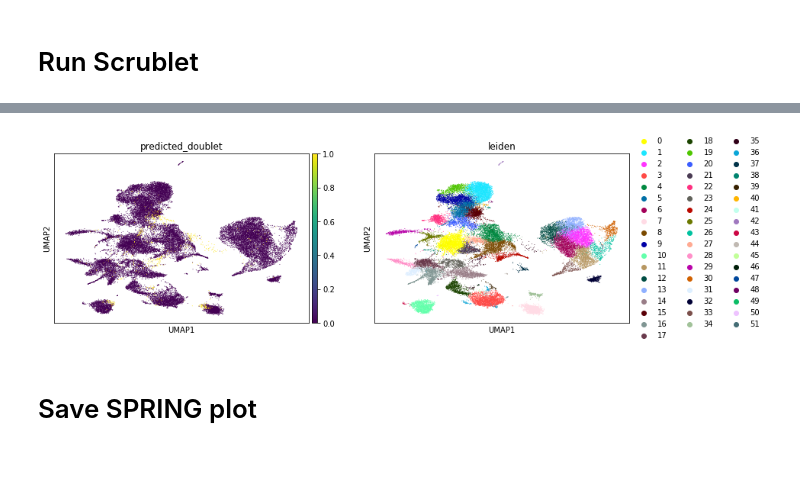
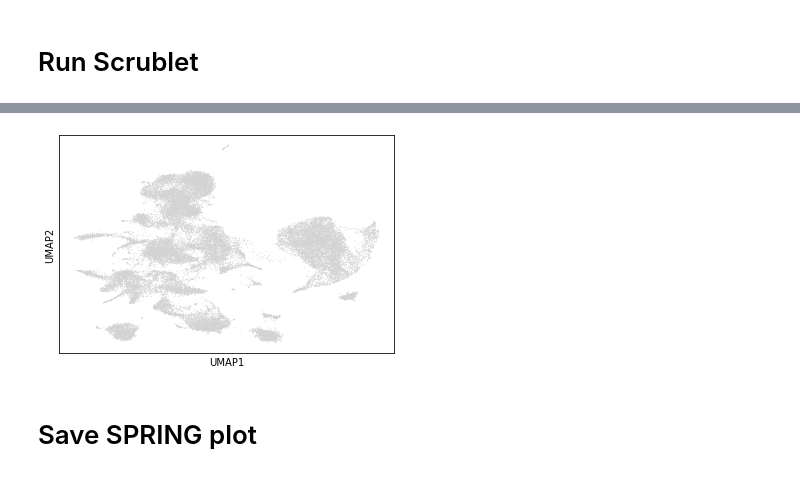
Before and after one commit to Ngort/tox, a Jupyter notebook: part2_hivar_pca_umap_leiden.ipynb, the cells around one changed output, grey strips where cells are left out. Saved outputs shown, nothing was run; the diff lists cells and outputs as text; code cells hidden in the pictures.

```diff
--- a/part2_hivar_pca_umap_leiden.ipynb
+++ b/part2_hivar_pca_umap_leiden.ipynb
@@ -399,7 +404,7 @@ Elapsed time: 176.3 seconds
 # %%
-sc.pl.umap(cdata, color=['predicted_doublet','leiden'])
+sc.pl.umap(cdata)#, color=['predicted_doublet','leiden', 'leiden_fine', 'leiden_finer'], legend_loc = 'on data', legend_fontoutline=2)
 # %% [output]
-[figure, old version]
+[figure, new version]
 # %% [markdown]
 # Save SPRING plot
 # %%
```
Also changed, not shown: parts of 12 cells of this notebook, 2 other files.
